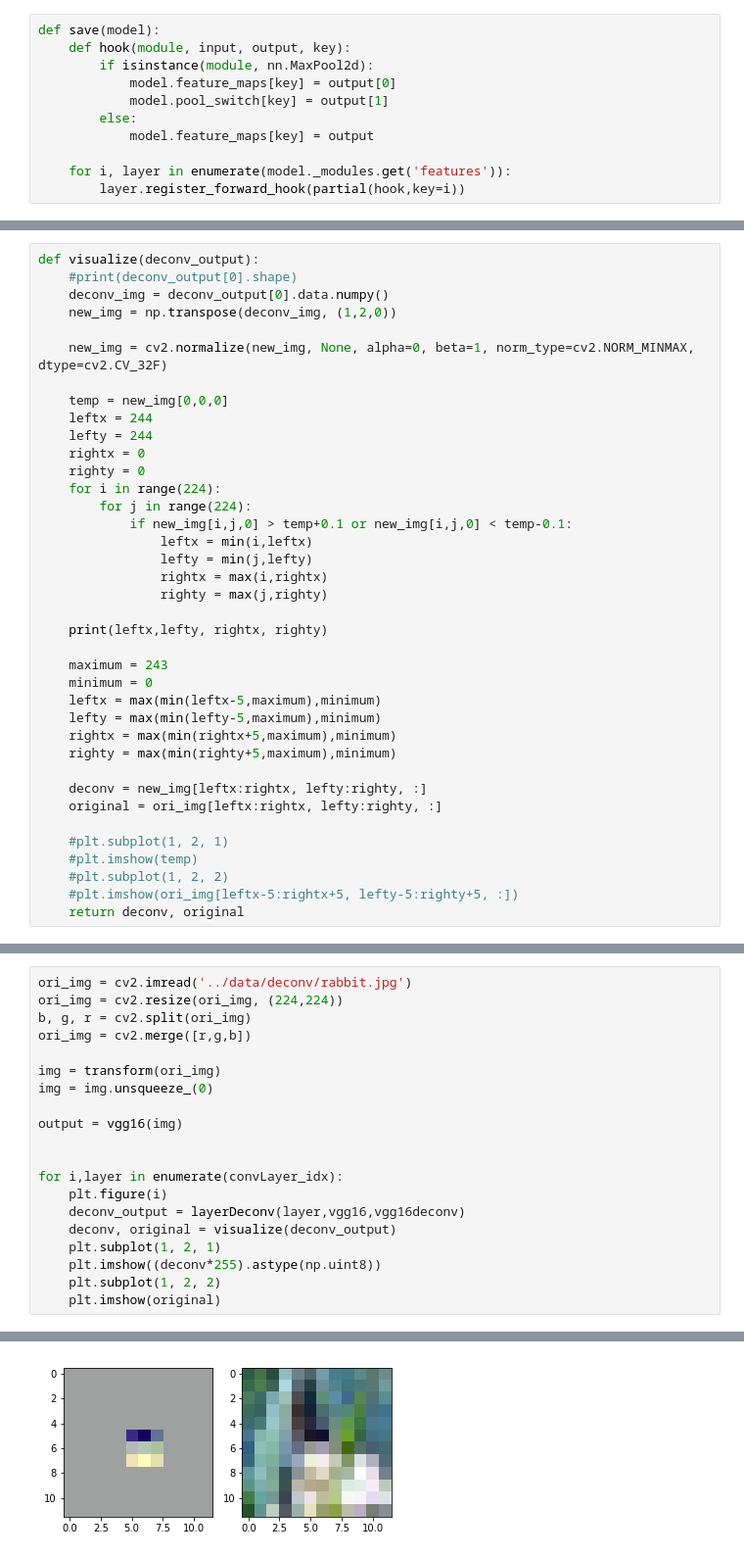
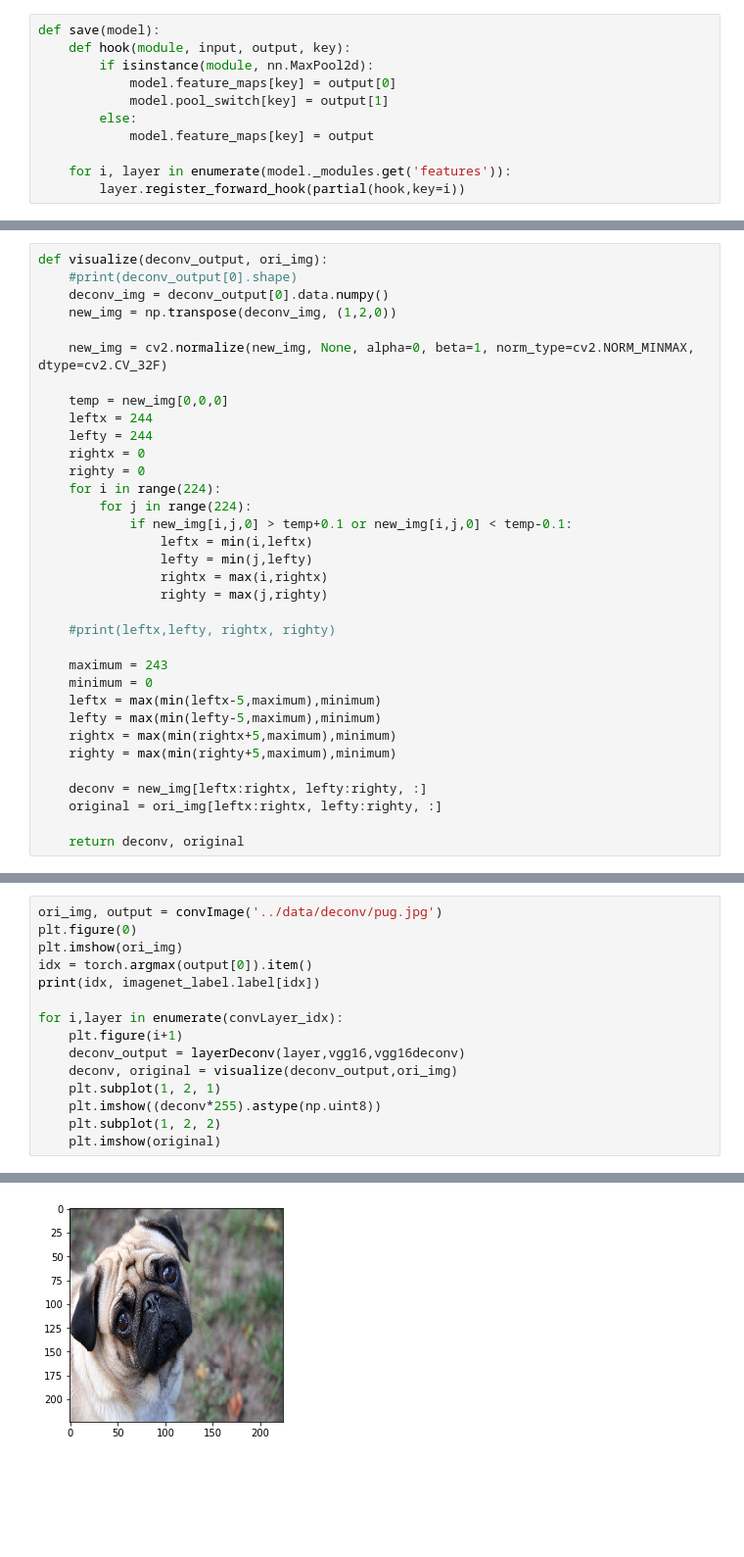
Before and after one commit to Hsue66/DeepLearningStudy, a Jupyter notebook: Deconv/Deconvolution-Complete.ipynb, the cells around one changed output, grey strips where cells are left out. Shown at 98% size. Drawn from its saved outputs; the diff is of its cells as text; blank space fills up the shorter version.

Commit message:
deconv complete

```diff
--- a/Deconv/Deconvolution-Complete.ipynb
+++ b/Deconv/Deconvolution-Complete.ipynb
@@ -65,6 +63,6 @@ def layerDeconv(layer_idx, conv, deconv):
     return deconv_output
 # %%
-def visualize(deconv_output):
+def visualize(deconv_output, ori_img):
     #print(deconv_output[0].shape)
     deconv_img = deconv_output[0].data.numpy()
     new_img = np.transpose(deconv_img, (1,2,0))
@@ -84,7 +82,7 @@ def visualize(deconv_output):
                 rightx = max(i,rightx)
                 righty = max(j,righty)
 
-    print(leftx,lefty, rightx, righty)
+    #print(leftx,lefty, rightx, righty)
 
     maximum = 243
     minimum = 0
@@ -96,9 +94,5 @@ def visualize(deconv_output):
     deconv = new_img[leftx:rightx, lefty:righty, :]
     original = ori_img[leftx:rightx, lefty:righty, :]
 
-    #plt.subplot(1, 2, 1)
-    #plt.imshow(temp)
-    #plt.subplot(1, 2, 2)
-    #plt.imshow(ori_img[leftx-5:rightx+5, lefty-5:righty+5, :])
     return deconv, original
 # %%
@@ -218,19 +117,14 @@ torch.Size([1, 3, 224, 224])
 # %%
-ori_img = cv2.imread('../data/deconv/rabbit.jpg')
-ori_img = cv2.resize(ori_img, (224,224))
-b, g, r = cv2.split(ori_img)
-ori_img = cv2.merge([r,g,b])
-
-img = transform(ori_img)
-img = img.unsqueeze_(0)
-
-output = vgg16(img)
-
+ori_img, output = convImage('../data/deconv/pug.jpg')
+plt.figure(0)
+plt.imshow(ori_img)
+idx = torch.argmax(output[0]).item()
+print(idx, imagenet_label.label[idx])
 
 for i,layer in enumerate(convLayer_idx):
-    plt.figure(i)
+    plt.figure(i+1)
     deconv_output = layerDeconv(layer,vgg16,vgg16deconv)
-    deconv, original = visualize(deconv_output)
+    deconv, original = visualize(deconv_output,ori_img)
     plt.subplot(1, 2, 1)
     plt.imshow((deconv*255).astype(np.uint8))
     plt.subplot(1, 2, 2)
@@ -256 +134 @@ torch.Size([1, 3, 224, 224])
-[figure, old version]
+[figure, new version]
```
Also changed, not shown: parts of 7 cells of this notebook, 5 other files.
